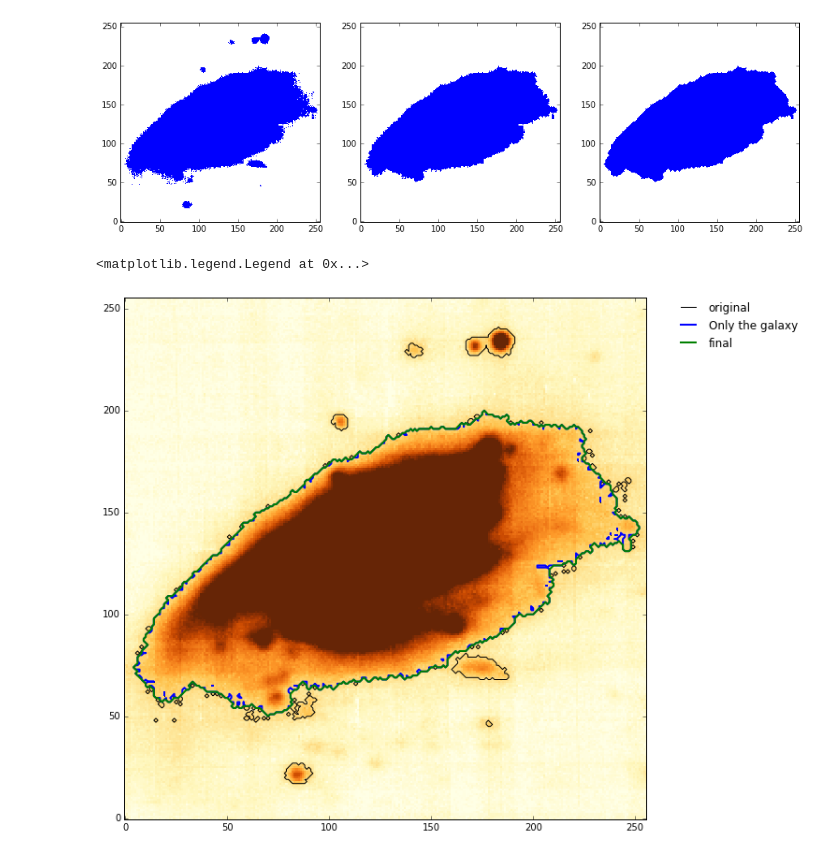
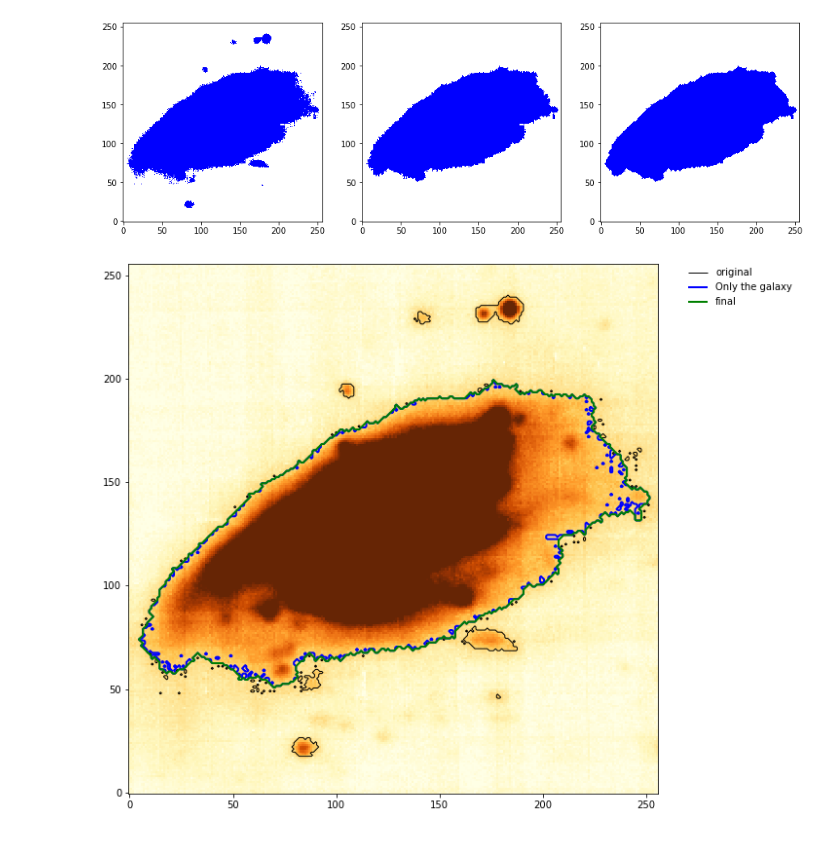
Before and after one commit to marcogullieuszik/isolatedPixels, a Jupyter notebook: isolated_pixels.ipynb, the cells around one changed output. Cells and saved outputs as stored; diff of their text form; code cells hidden in the pictures.

Commit message:
use astropy and add remove_small_blocks

```diff
--- a/isolated_pixels.ipynb
+++ b/isolated_pixels.ipynb
@@ -12,23 +12,19 @@ import matplotlib as mpl
 import matplotlib.pyplot as plt
 import numpy as np
 from scipy import ndimage
-import pyfits
+from astropy.io import fits
 
-
-%matplotlib inline
 cmap=plt.cm.gray
 cmap = mpl.colors.ListedColormap(['white', 'cyan','red','green','yellow','purple','blue'])
 mpl.rcParams['figure.figsize'] = (10,10)
-mpl.rcParams['image.origin'] = (10,10)
+mpl.rcParams['image.origin'] = 'lower'
 mpl.rcParams['image.interpolation'] = 'nearest'
 # %% [markdown]
 read the fits file
 # %%
 ifile='ima.fits'
-hdus=pyfits.open(ifile)
-data=hdus[1].data
-hdus.close()
-print data.shape
+data=fits.getdata(ifile,1)
+print (data.shape)
 # %% [output]
 (256, 256)
 # %% [markdown]
@@ -85,15 +81,14 @@ c.imshow(maskf2,cmap=cmap)
 # %%
 plt.figure()
 plt.imshow(data,vmin=0,vmax=10,cmap=plt.cm.YlOrBr);
 
-cs1=plt.contour(mask0,levels=[0,],colors='k',linewidths=1);
-cs2=plt.contour(mask1,levels=[0,],colors='b',linewidths=2);
-cs3=plt.contour(maskf2,levels=[0,],colors='g',linewidths=2);
+cs1=plt.contour(mask0,levels=[0.5,],colors='k',linewidths=1);
+cs2=plt.contour(mask1,levels=[0.5,],colors='b',linewidths=2);
+cs3=plt.contour(maskf2,levels=[0.5,],colors='g',linewidths=2);
 
 labels = ['original', 'Only the galaxy','final']
 for cs,lab in zip([cs1,cs2,cs3],labels):
     cs.collections[0].set_label(lab)
-plt.legend(bbox_to_anchor=(1.05, 1), loc=2, borderaxespad=0.,frameon=False)
+plt.legend(bbox_to_anchor=(1.05, 1), loc=2, borderaxespad=0.,frameon=False);
 # %% [output]
-<matplotlib.legend.Legend at 0x...>
-[figure, old version]
+[figure, new version]
```
Also changed, not shown: parts of 2 cells of this notebook, 1 other file.
